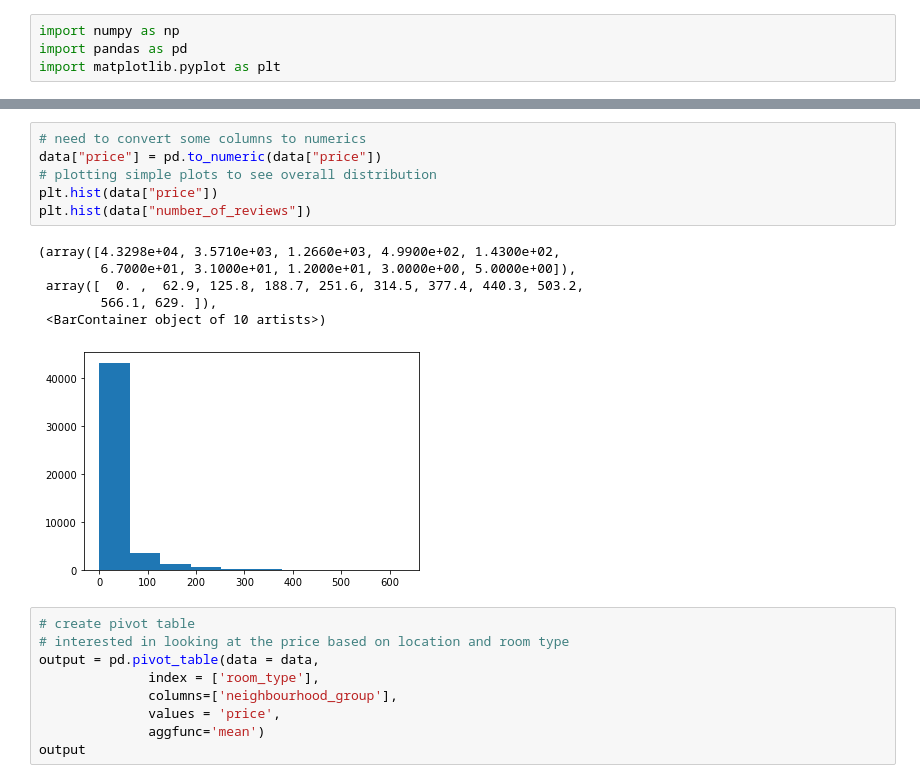
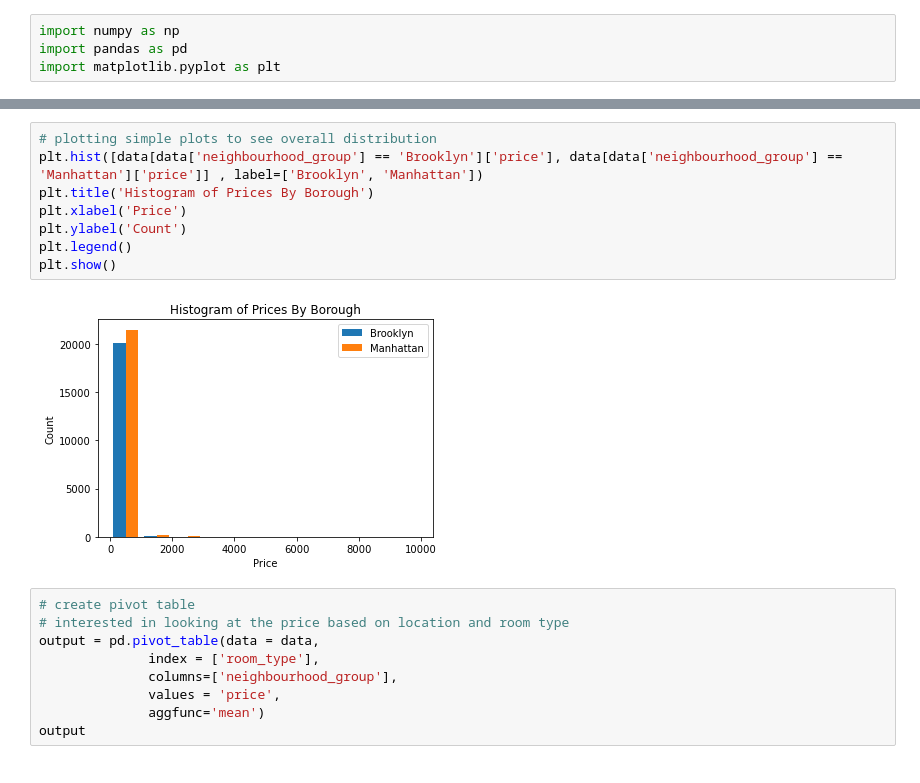
Before and after one commit to amandacao/cs103a-cpa01, a Jupyter notebook: PA01.ipynb, the cells around one changed output, grey strips where cells are left out. Drawn from its saved outputs; the diff is of its cells as text.

```diff
--- a/PA01.ipynb
+++ b/PA01.ipynb
@@ -60,16 +49,13 @@ np_df.shape
 # %%
-# need to convert some columns to numerics
-data["price"] = pd.to_numeric(data["price"])
 # plotting simple plots to see overall distribution
-plt.hist(data["price"])
-plt.hist(data["number_of_reviews"])
+plt.hist([data[data['neighbourhood_group'] == 'Brooklyn']['price'], data[data['neighbourhood_group'] == 'Manhattan']['price']] , label=['Brooklyn', 'Manhattan'])
+plt.title('Histogram of Prices By Borough')
+plt.xlabel('Price')
+plt.ylabel('Count')
+plt.legend()
+plt.show()
 # %% [output]
-(array([4.3298e+04, 3.5710e+03, 1.2660e+03, 4.9900e+02, 1.4300e+02,
-        6.7000e+01, 3.1000e+01, 1.2000e+01, 3.0000e+00, 5.0000e+00]),
- array([  0. ,  62.9, 125.8, 188.7, 251.6, 314.5, 377.4, 440.3, 503.2,
-        566.1, 629. ]),
- <BarContainer object of 10 artists>)
-[figure, old version]
+[figure, new version]
 # %%
 # create pivot table
 # interested in looking at the price based on location and room type
```
Also changed, not shown: parts of 4 cells of this notebook.
